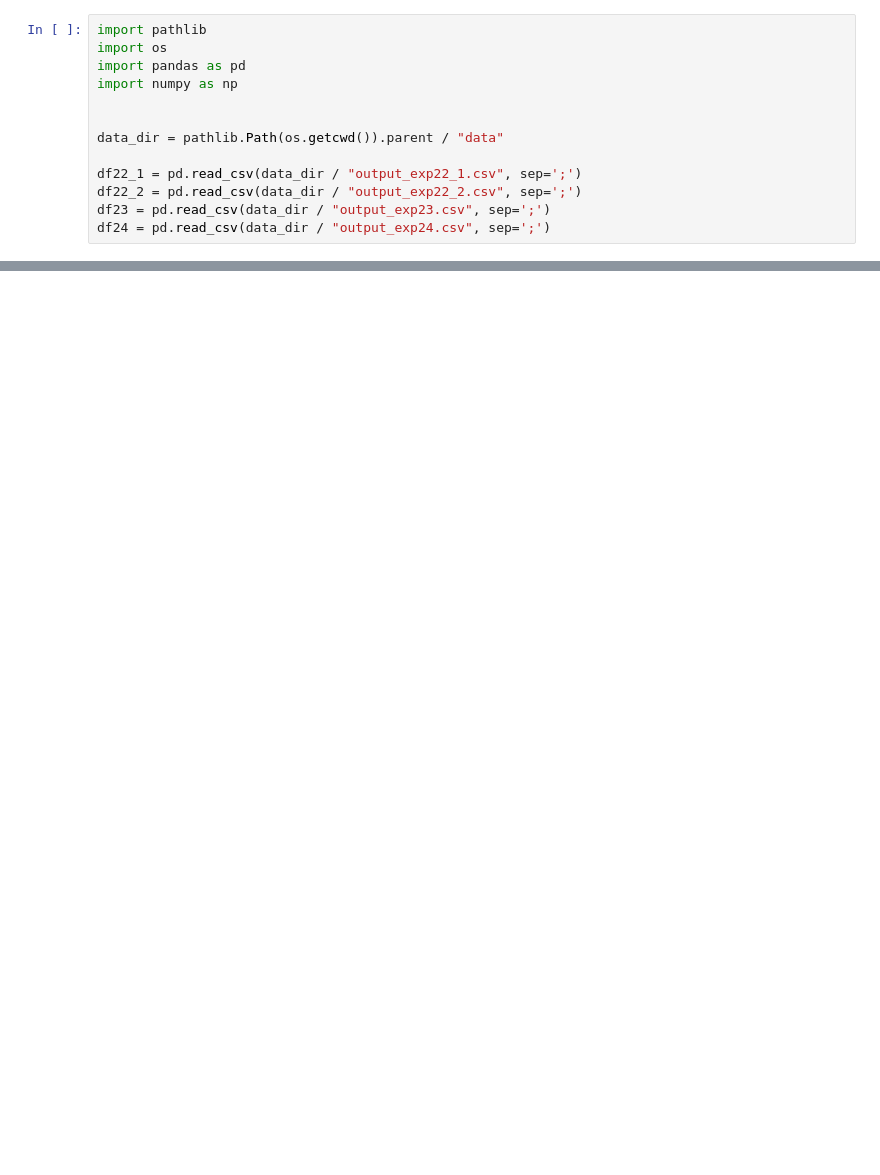
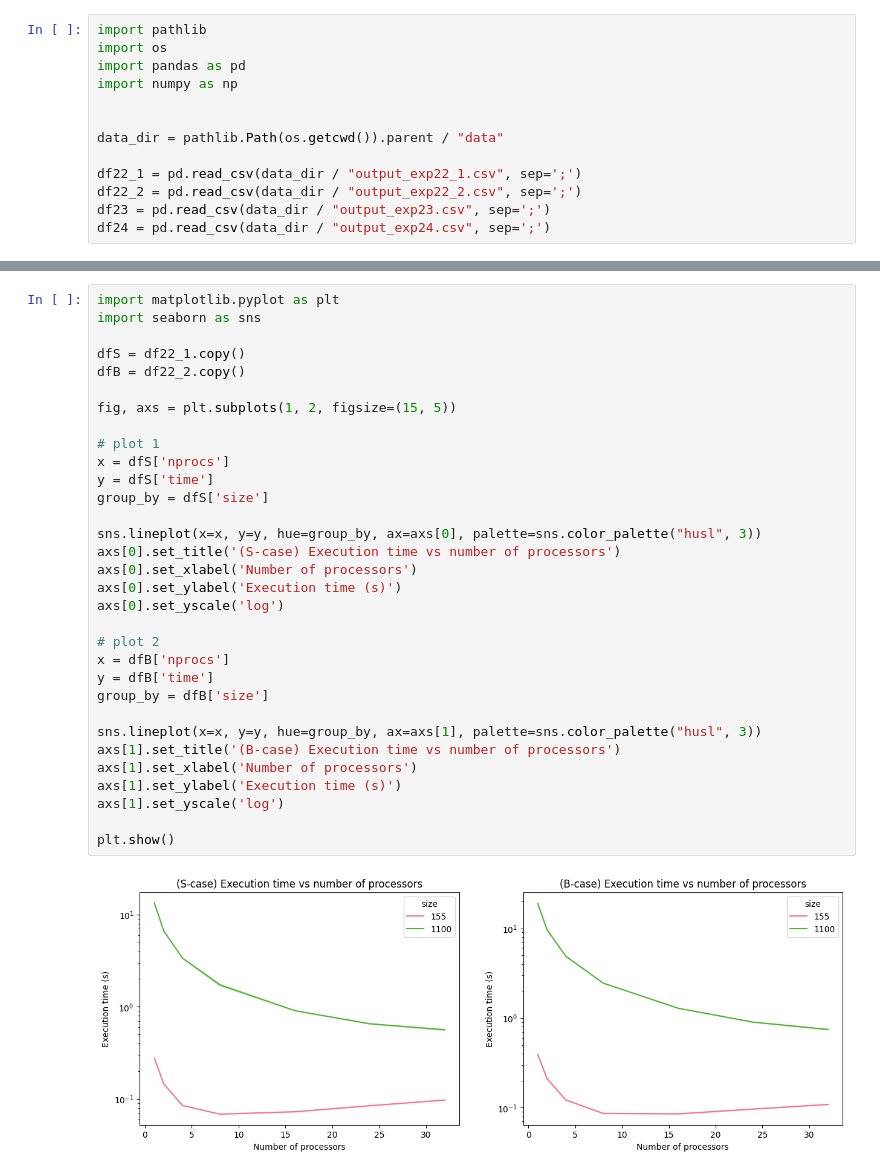
Before and after one commit to sueszli/julia.py, a Jupyter notebook: docs/analysis.ipynb, the cells around one changed output, grey strips where cells are left out. Drawn from its saved outputs; the diff is of its cells as text; blank space fills up the shorter version.

```diff
--- a/docs/analysis.ipynb
+++ b/docs/analysis.ipynb
@@ -87,3 +85,37 @@ df
 | 11 | 1100 | 26 | 16 | 1.286312 | 14.852493 | 0.637646 |
 | 12 | 1100 | 26 | 24 | 0.900398 | 21.218333 | 0.607295 |
 | 13 | 1100 | 26 | 32 | 0.746145 | 25.604868 | 0.549633 |
+# %%
+import matplotlib.pyplot as plt
+import seaborn as sns
+
+dfS = df22_1.copy()
+dfB = df22_2.copy()
+
+fig, axs = plt.subplots(1, 2, figsize=(15, 5))
+
+# plot 1
+x = dfS['nprocs']
+y = dfS['time']
+group_by = dfS['size']
+
+sns.lineplot(x=x, y=y, hue=group_by, ax=axs[0], palette=sns.color_palette("husl", 3))
+axs[0].set_title('(S-case) Execution time vs number of processors')
+axs[0].set_xlabel('Number of processors')
+axs[0].set_ylabel('Execution time (s)')
+axs[0].set_yscale('log')
+
+# plot 2
+x = dfB['nprocs']
+y = dfB['time']
+group_by = dfB['size']
+
+sns.lineplot(x=x, y=y, hue=group_by, ax=axs[1], palette=sns.color_palette("husl", 3))
+axs[1].set_title('(B-case) Execution time vs number of processors')
+axs[1].set_xlabel('Number of processors')
+axs[1].set_ylabel('Execution time (s)')
+axs[1].set_yscale('log')
+
+plt.show()
+# %% [output]
+[figure, added]
```
Also changed, not shown: parts of 3 cells of this notebook, 1 other file.
